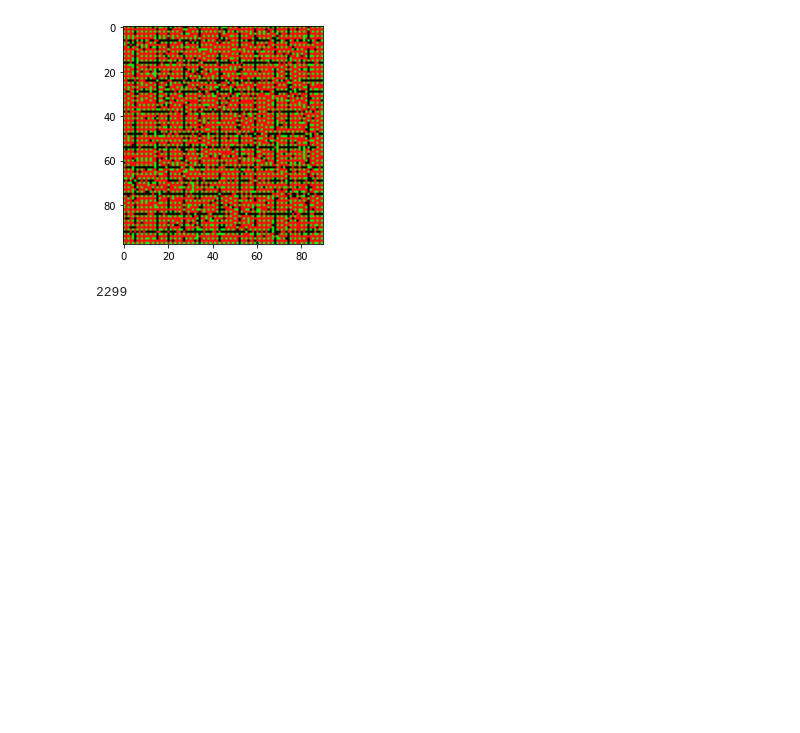
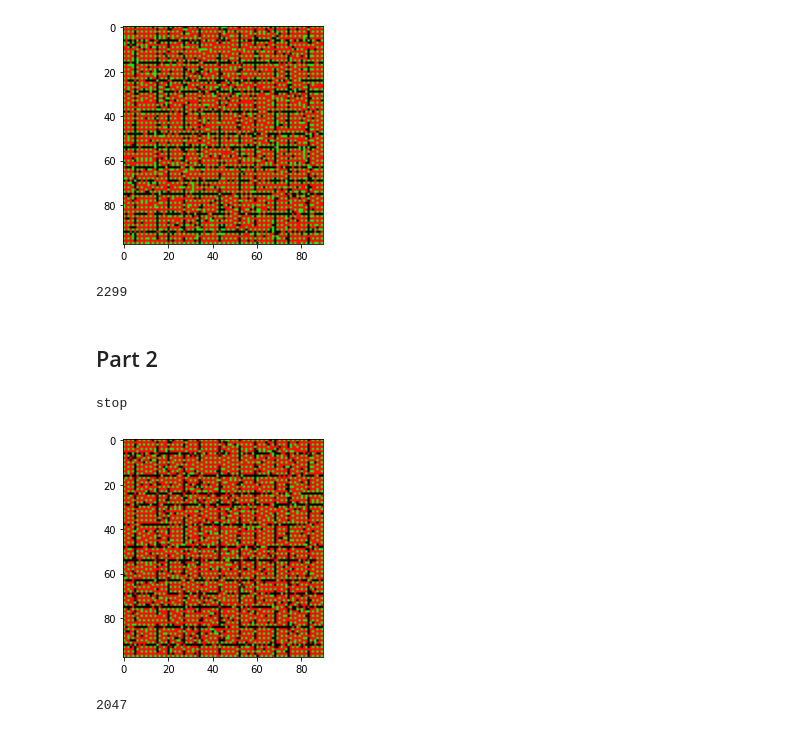
Before and after one commit to analogpixel/aoc2020, a Jupyter notebook: day_11.ipynb, the cells around one changed output. Saved outputs shown, nothing was run; the diff lists cells and outputs as text; code cells hidden in the pictures; blank space fills up the shorter version.

```diff
--- a/day_11.ipynb
+++ b/day_11.ipynb
@@ -124,8 +125,65 @@ list(range(-1,2))
-# %%
-x = np.zeros([5,10,3],dtype=np.uint8)
-
-# y,x = [c,c,c]
-x[0][1] = [90,90,1]
-all(x[0][1] == [90,90,1])
-#imgplot = plt.imshow(img)
-x
+# %% [markdown]
+## Part 2
+# %%
+def count_seats(x,y,img):
+    full=0
+    empty=0
+    seen={}
+    for i in range(1,max([width,height])+1):
+        for xx in range(-1,2):
+            for yy in range(-1,2):
+                if xx == 0 and yy == 0:
+                    continue
+                if "{},{}".format(xx,yy) in seen:
+                    continue
+                _x = x+ (xx * i)
+                _y = y+ (yy * i)
+                if _x < 0 or _x >= width or _y < 0 or _y >=height:
+                    continue
+
+                c = img[_y][_x]
+                if all(c == ocu_seat):
+                    full+=1
+                    seen["{},{}".format(xx,yy)] = True
+                elif all(c == empty_seat):
+                    empty+=1
+                    seen["{},{}".format(xx,yy)] = True
+    return [empty,full]
+
+
+new_img = np.copy(current_img)
+d = 0
+while(True):
+    d+=1
+    #clear_output(wait=True)
+    for y in range(0,height):
+        for x in range(0, width):
+            seat_count = count_seats(x,y, current_img)
+
+            if all(current_img[y][x] == empty_seat) and seat_count[1] == 0:
+                new_img[y][x] = ocu_seat
+            if all(current_img[y][x] == ocu_seat) and seat_count[1] >=5:
+                new_img[y][x] = empty_seat
+
+    if np.array_equal( current_img, new_img):
+        print("stop")
+        break
+
+    #plt.imshow(current_img)
+    #plt.show()
+    current_img = np.copy(new_img)
+
+t=0
+for x in range(0, width):
+    for y in range(0, height):
+        if all(current_img[y][x] == ocu_seat):
+            t +=1
+
+plt.imshow(current_img)
+plt.show()
+
+print(t)
+# %% [output]
+stop
+[figure, added]
+2047
```
Also changed, not shown: parts of 4 cells of this notebook, 2 other files.
